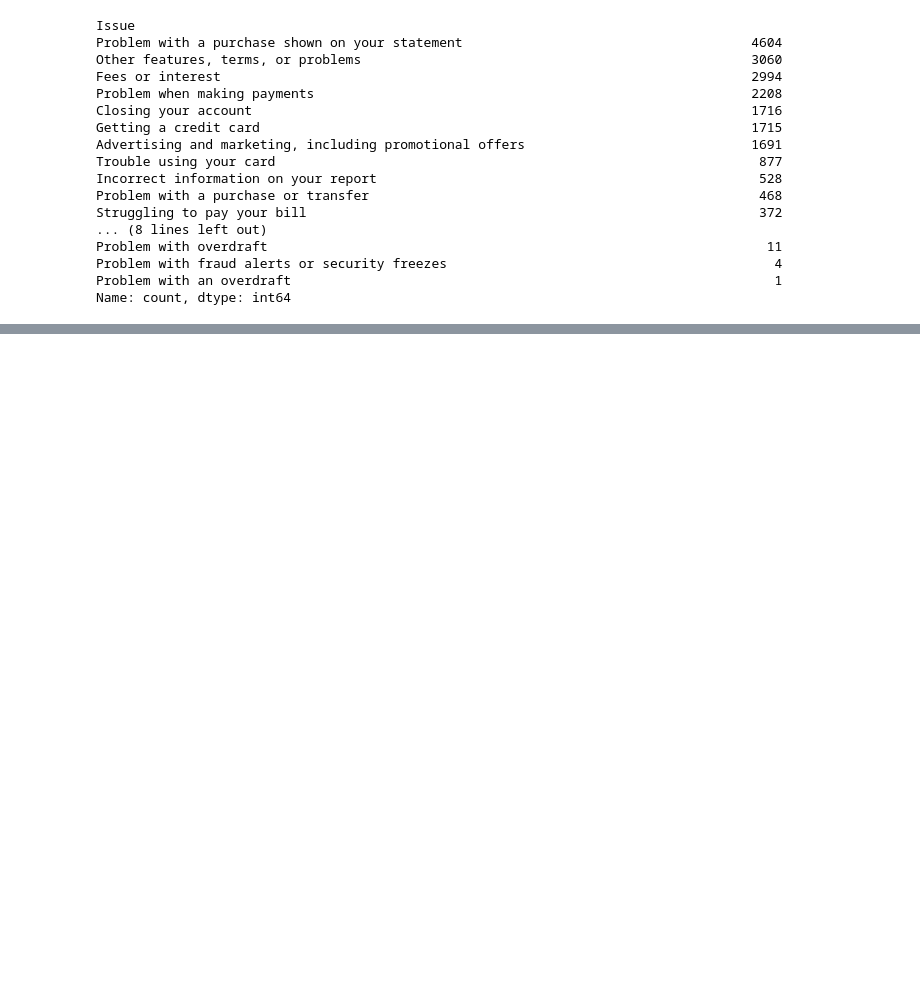
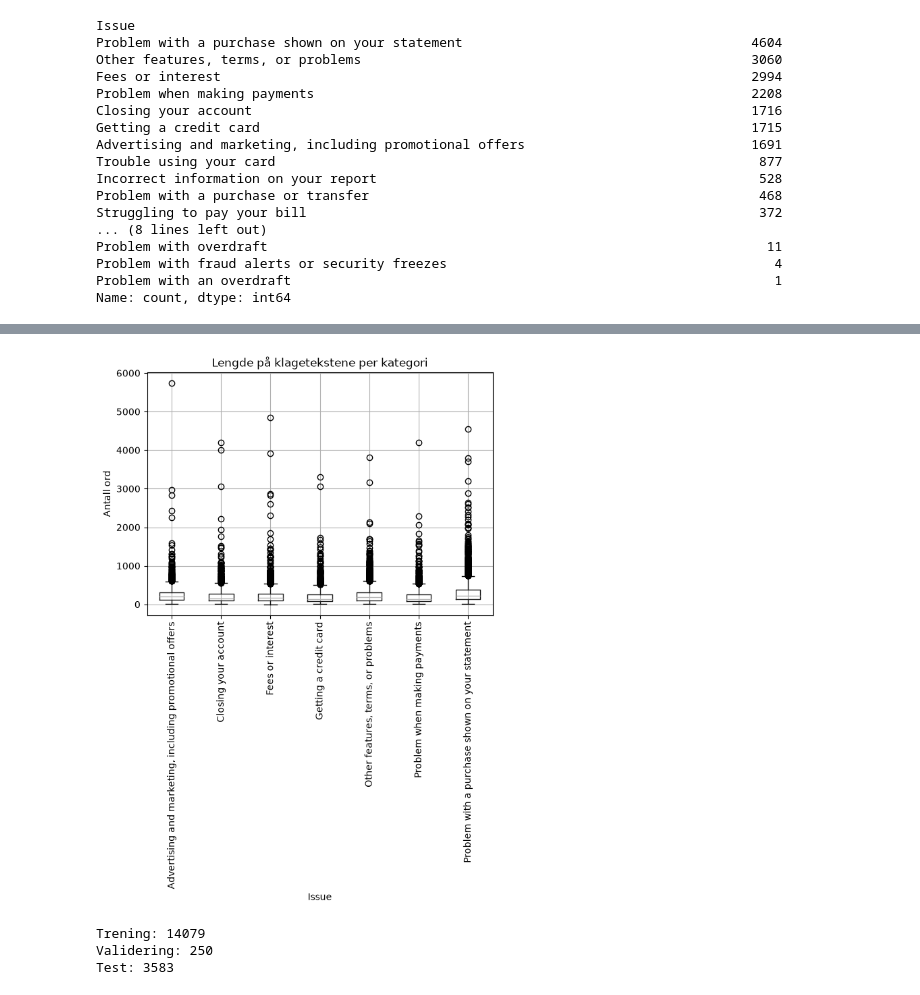
Before and after one commit to majaespeset-lgtm/Semesteroppgave-BBAN4040, a Jupyter notebook: Kundeklager.ipynb, the cells around one changed output, grey strips where cells are left out. Cells and saved outputs as stored; diff of their text form; code cells hidden in the pictures; blank space fills up the shorter version.

```diff
--- a/Kundeklager.ipynb
+++ b/Kundeklager.ipynb
@@ -41,8 +41,8 @@ print(kundeklager_df["Complaint ID"].nunique())
 1282355
 # %%
 # Kun fritekst
-kundeklager_df = kundeklager_df[kundeklager_df["Consumer complaint narrative"].notna()]
-print(len(kundeklager_df))
+fritekst_df = kundeklager_df[kundeklager_df['Consumer complaint narrative'].notna()]
+print(len(fritekst_df))
 # %% [output]
 383564
 # %%
@@ -99,0 +129,10 @@ Name: count, dtype: int64
+# %%
+topp7_df["antall_ord"] = topp7_df["Consumer complaint narrative"].str.split().str.len()
+
+topp7_df.boxplot(column="antall_ord", by="Issue", rot=90)
+plt.ylabel("Antall ord")
+plt.title("Lengde på klagetekstene per kategori")
+plt.suptitle("")
+plt.show()
+# %% [output]
+[figure, added]
@@ -99,0 +141,21 @@ Name: count, dtype: int64
+# %%
+X = topp7_df["Consumer complaint narrative"]   # teksten modellene skal lese (input)
+y = topp7_df["Issue"]                          # kategorien som er riktig svar (fasit)
+
+# Først: 80 % trening, 20 % test
+train_X, test_X, train_y, test_y = train_test_split(
+    X, y, test_size=0.2, stratify=y, random_state=1
+)
+
+# Deretter: ta 250 klager fra treningssettet til validering
+train_X, valid_X, train_y, valid_y = train_test_split(
+    train_X, train_y, test_size=250, stratify=train_y, random_state=1
+)
+
+print("Trening:", len(train_X))      # 14 079
+print("Validering:", len(valid_X))   # 250
+print("Test:", len(test_X))          # 3 583
+# %% [output]
+Trening: 14079
+Validering: 250
+Test: 3583
```
Also changed, not shown: parts of 21 cells of this notebook, 6 other files.
